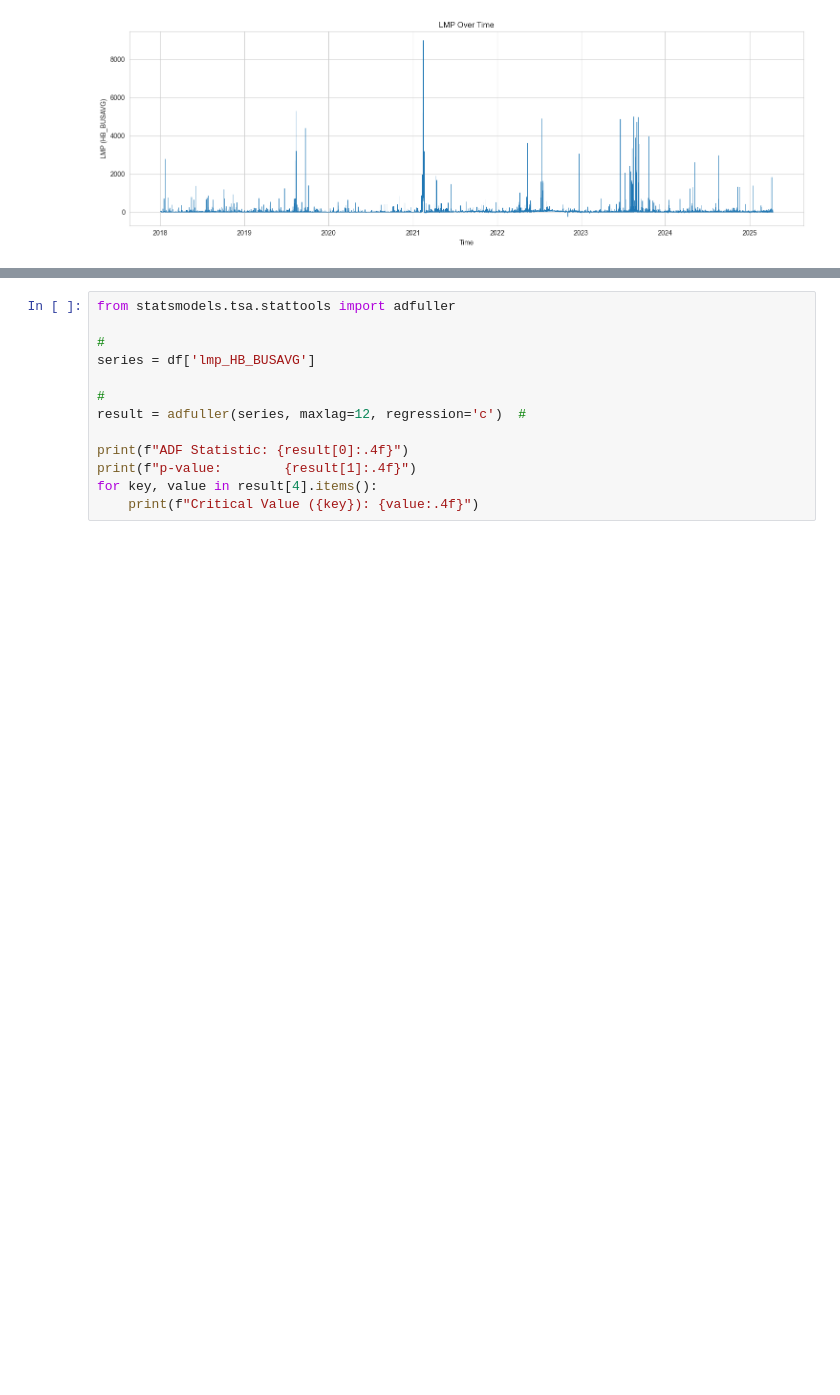
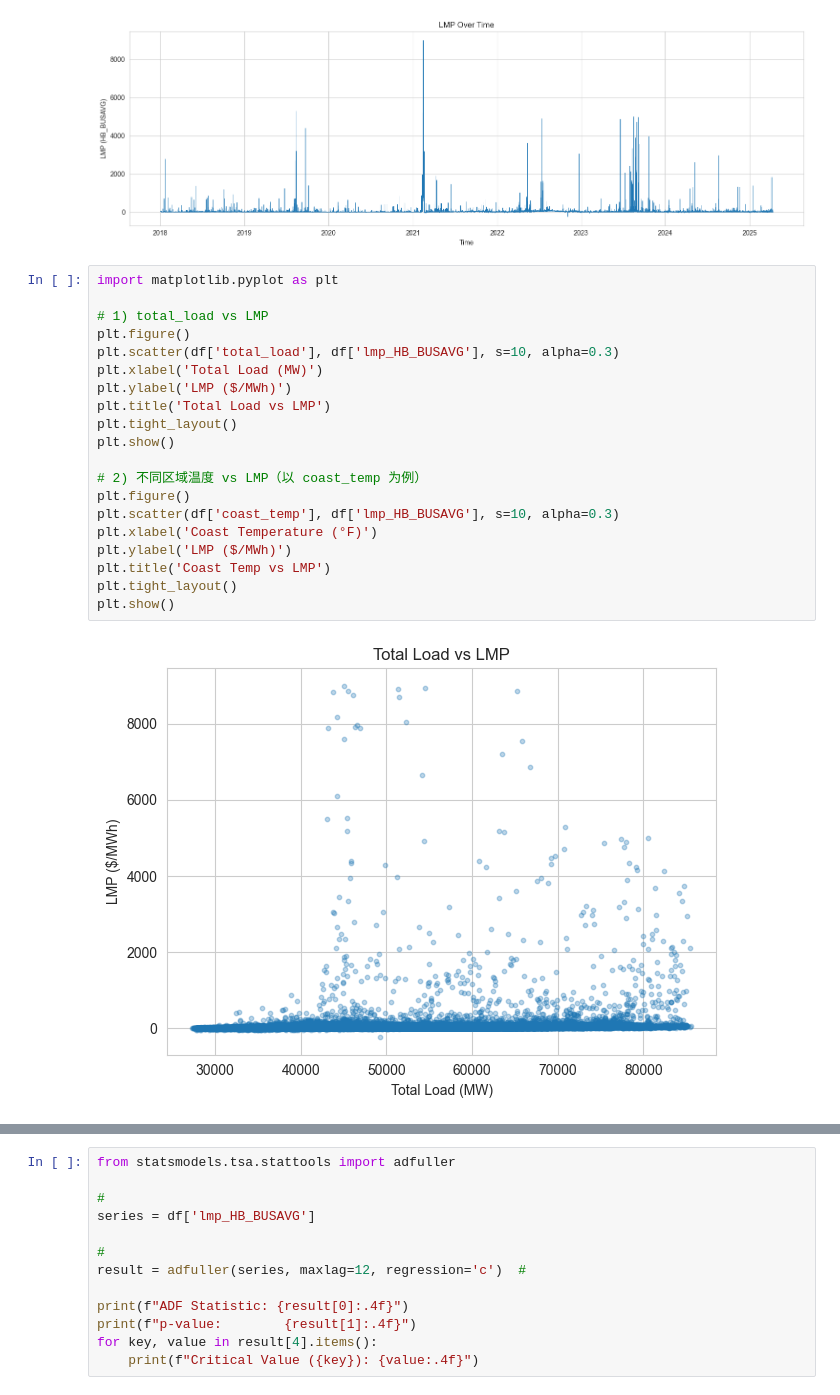
Before and after one commit to jessalynlc/IDS705_final_project, a Jupyter notebook: data_scrape.ipynb, the cells around one changed output, grey strips where cells are left out. Cells and saved outputs as stored; diff of their text form; blank space fills up the shorter version.

```diff
--- a/data_scrape.ipynb
+++ b/data_scrape.ipynb
@@ -304,3 +50,25 @@ plt.tight_layout()
 plt.show()
 # %% [output]
 [figure]
+# %%
+import matplotlib.pyplot as plt
+
+# 1) total_load vs LMP
+plt.figure()
+plt.scatter(df['total_load'], df['lmp_HB_BUSAVG'], s=10, alpha=0.3)
+plt.xlabel('Total Load (MW)')
+plt.ylabel('LMP ($/MWh)')
+plt.title('Total Load vs LMP')
+plt.tight_layout()
+plt.show()
+
+# 2) 不同区域温度 vs LMP（以 coast_temp 为例）
+plt.figure()
+plt.scatter(df['coast_temp'], df['lmp_HB_BUSAVG'], s=10, alpha=0.3)
+plt.xlabel('Coast Temperature (°F)')
+plt.ylabel('LMP ($/MWh)')
+plt.title('Coast Temp vs LMP')
+plt.tight_layout()
+plt.show()
+# %% [output]
+[figure, added]
```
Also changed, not shown: parts of 49 cells of this notebook, 2 other files.
